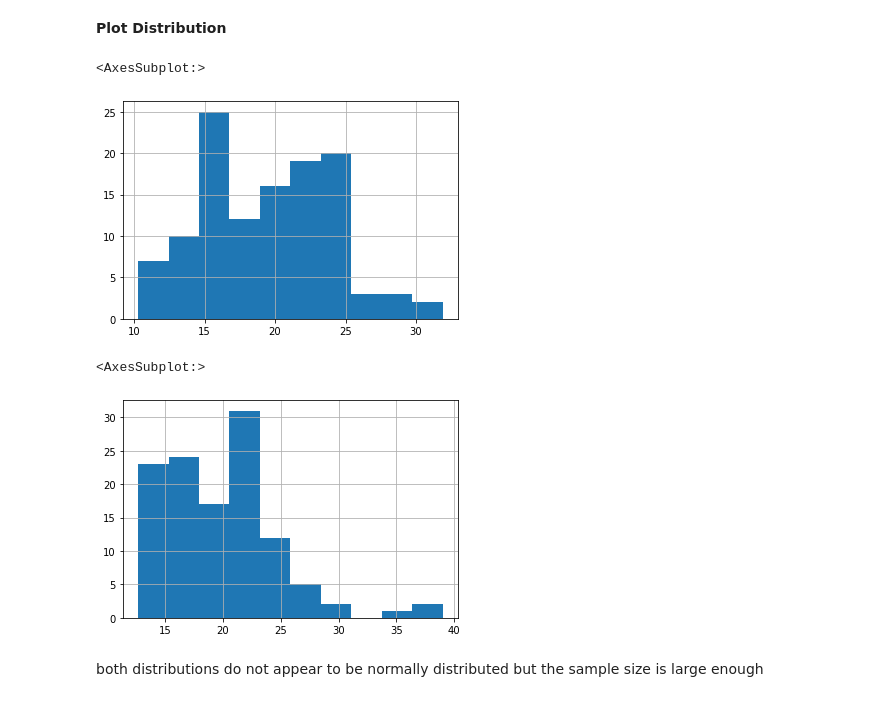
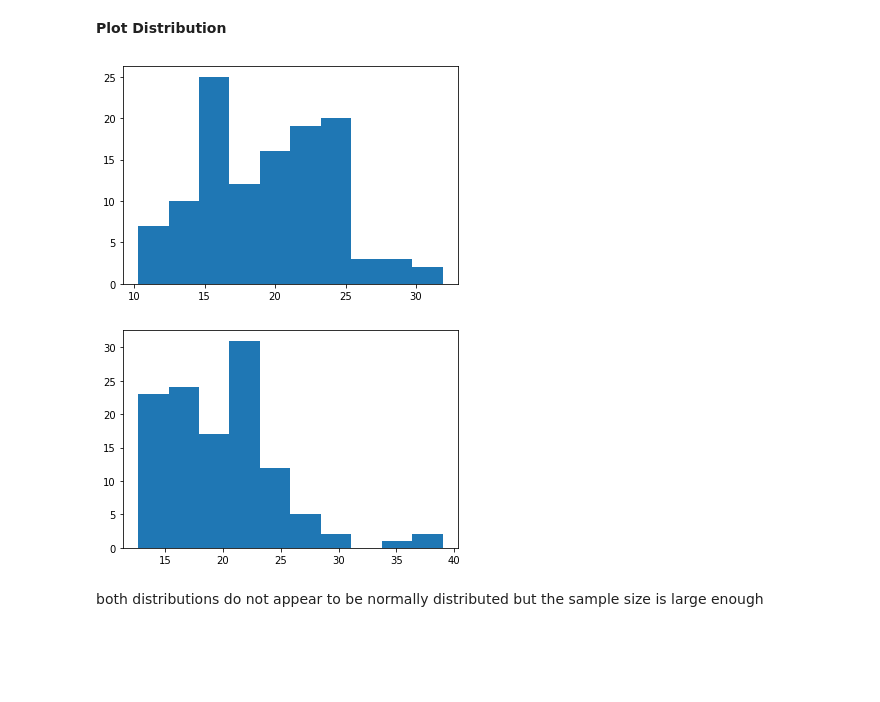
Before and after one commit to mariamnaqvi/statistics-exercises, a Jupyter notebook: hypothesis_testing.ipynb, the cells around one changed output. Drawn from its saved outputs; the diff is of its cells as text; code cells hidden in the pictures; blank space fills up the shorter version.

```diff
--- a/hypothesis_testing.ipynb
+++ b/hypothesis_testing.ipynb
@@ -235,13 +254,13 @@ Name: avg_eff, dtype: float64
 **Plot Distribution**
 # %%
 cars_08.hist()
+plt.grid(False)
 # %% [output]
-<AxesSubplot:>
-[figure, old version]
+[figure, new version]
 # %%
 cars_99.hist()
+plt.grid(False)
 # %% [output]
-<AxesSubplot:>
-[figure, old version]
+[figure, new version]
 # %% [markdown]
 both distributions do not appear to be normally distributed but the sample size is large enough
```
Also changed, not shown: parts of 14 cells of this notebook.
